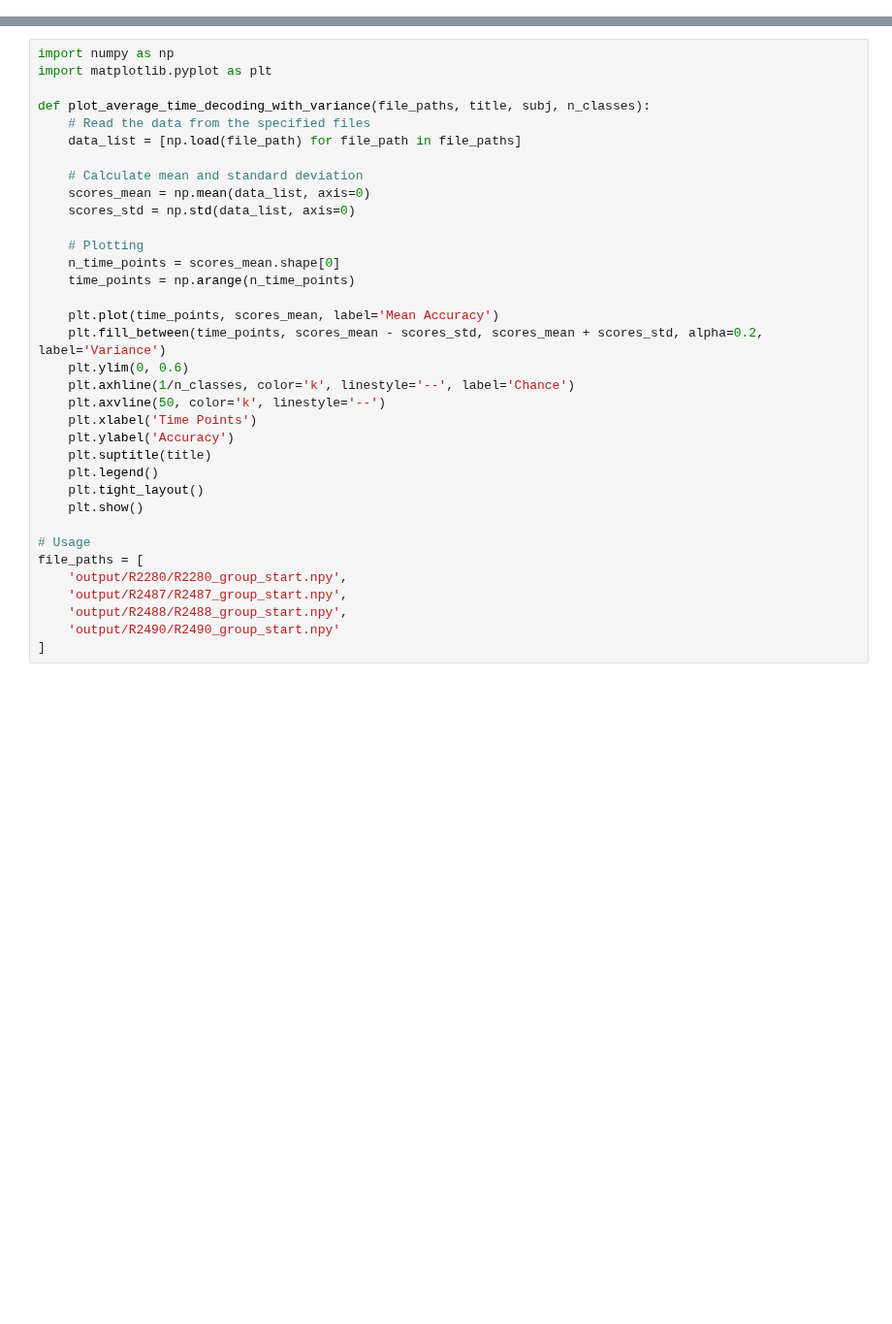
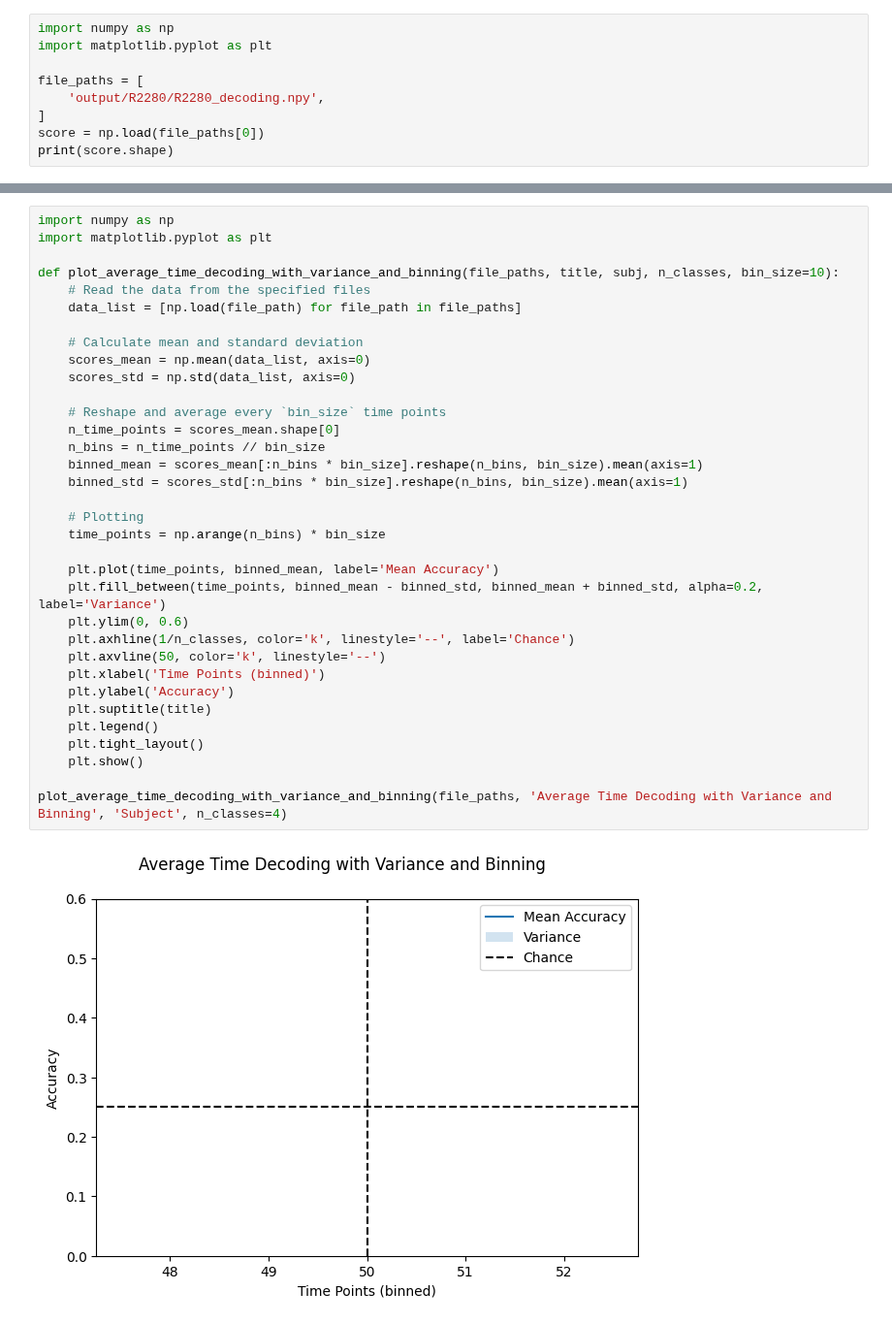
Before and after one commit to dorisyu0000/meg_decoding, a Jupyter notebook: plot.ipynb, the cells around one changed output, grey strips where cells are left out. Shown at 97% size. Drawn from its saved outputs; the diff is of its cells as text; blank space fills up the shorter version.

```diff
--- a/plot.ipynb
+++ b/plot.ipynb
@@ -0,0 +1,9 @@
+# %%
+import numpy as np
+import matplotlib.pyplot as plt
+
+file_paths = [
+    'output/R2280/R2280_decoding.npy',
+]
+score = np.load(file_paths[0])
+print(score.shape)
@@ -1,35 +86,36 @@
 # %%
 import numpy as np
 import matplotlib.pyplot as plt
 
-def plot_average_time_decoding_with_variance(file_paths, title, subj, n_classes):
+def plot_average_time_decoding_with_variance_and_binning(file_paths, title, subj, n_classes, bin_size=10):
     # Read the data from the specified files
     data_list = [np.load(file_path) for file_path in file_paths]
 
     # Calculate mean and standard deviation
     scores_mean = np.mean(data_list, axis=0)
     scores_std = np.std(data_list, axis=0)
 
+    # Reshape and average every `bin_size` time points
+    n_time_points = scores_mean.shape[0]
+    n_bins = n_time_points // bin_size
+    binned_mean = scores_mean[:n_bins * bin_size].reshape(n_bins, bin_size).mean(axis=1)
+    binned_std = scores_std[:n_bins * bin_size].reshape(n_bins, bin_size).mean(axis=1)
+
     # Plotting
-    n_time_points = scores_mean.shape[0]
-    time_points = np.arange(n_time_points)
+    time_points = np.arange(n_bins) * bin_size
 
-    plt.plot(time_points, scores_mean, label='Mean Accuracy')
-    plt.fill_between(time_points, scores_mean - scores_std, scores_mean + scores_std, alpha=0.2, label='Variance')
+    plt.plot(time_points, binned_mean, label='Mean Accuracy')
+    plt.fill_between(time_points, binned_mean - binned_std, binned_mean + binned_std, alpha=0.2, label='Variance')
     plt.ylim(0, 0.6)
     plt.axhline(1/n_classes, color='k', linestyle='--', label='Chance')
     plt.axvline(50, color='k', linestyle='--')
-    plt.xlabel('Time Points')
+    plt.xlabel('Time Points (binned)')
     plt.ylabel('Accuracy')
     plt.suptitle(title)
     plt.legend()
     plt.tight_layout()
     plt.show()
 
-# Usage
-file_paths = [
-    'output/R2280/R2280_group_start.npy',
-    'output/R2487/R2487_group_start.npy',
-    'output/R2488/R2488_group_start.npy',
-    'output/R2490/R2490_group_start.npy'
-]
+plot_average_time_decoding_with_variance_and_binning(file_paths, 'Average Time Decoding with Variance and Binning', 'Subject', n_classes=4)
+# %% [output]
+[figure, added]
```
Also changed, not shown: parts of 5 cells of this notebook, 5 other files.
